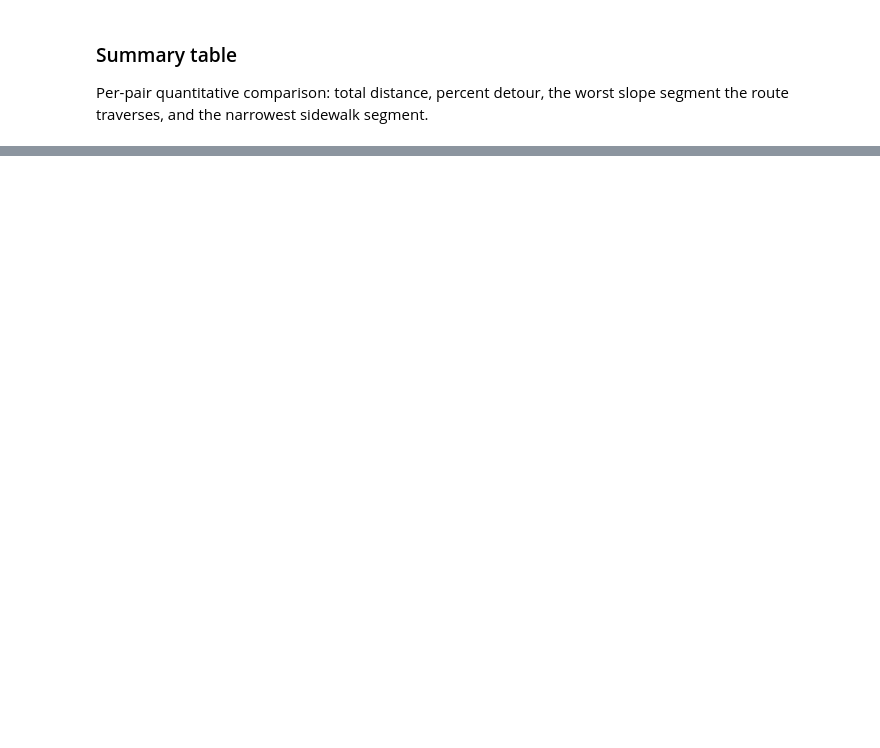
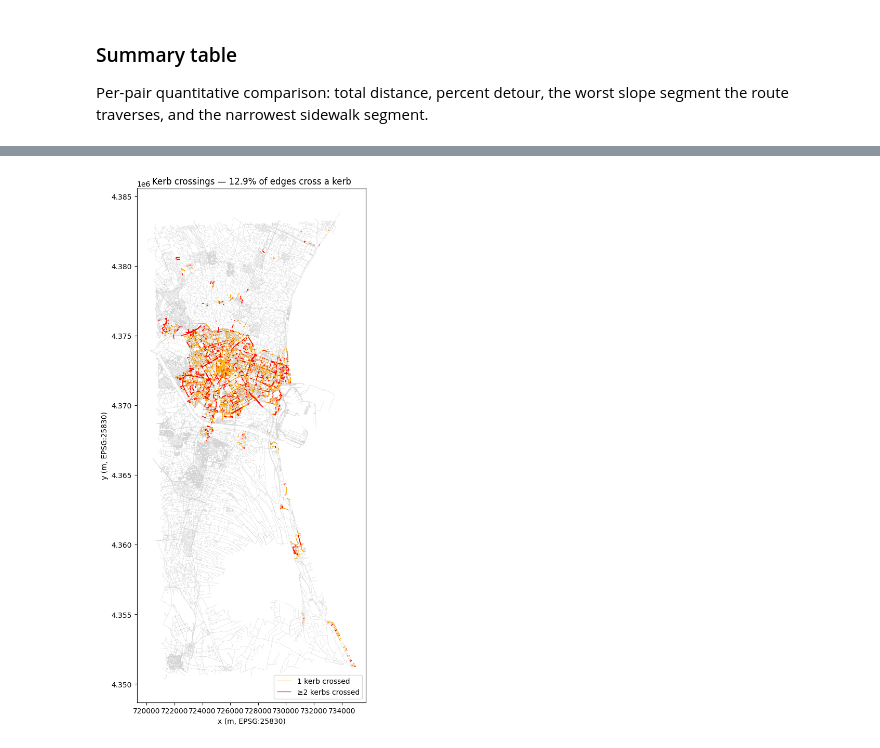
Before and after one commit to mehrrero/rampa, a Jupyter notebook: example.ipynb, the cells around one changed output, grey strips where cells are left out. Drawn from its saved outputs; the diff is of its cells as text; code cells hidden in the pictures; blank space fills up the shorter version.

```diff
--- a/example.ipynb
+++ b/example.ipynb
@@ -255,0 +393,27 @@ pd.DataFrame(summary).round(2)
+# %%
+HAS_KERB_CROSS = "kerb_cross" in edges_gdf.columns
+if not HAS_KERB_CROSS:
+    print("`kerb_cross` not present — re-run `python -m scripts.initialize` "
+          "with the `valencia:` block, then reload this notebook.")
+else:
+    K_KERB = np.log(10)   # config default; each crossing → ×10
+    KERB_CROSS_CAP = 2    # config default; must match alt_distance computation
+    edges_gdf["kerb_cross"] = edges_gdf["kerb_cross"].fillna(0).astype(int)
+    # Cap mirrors compute_accesibility_distance: a real crossing traverses ≤2
+    # curbs; higher counts are fragmented-kerb-layer artifacts.
+    edges_gdf["M_kerb"] = np.exp(K_KERB * edges_gdf["kerb_cross"].clip(upper=KERB_CROSS_CAP))
+
+    print("kerb_cross distribution (raw counts):")
+    print(edges_gdf["kerb_cross"].value_counts().sort_index().to_string())
+
+    pen = edges_gdf["kerb_cross"] > 0
+    n = len(edges_gdf)
+    print(f"\n{pen.sum():,} edges cross ≥1 kerb ({pen.mean()*100:.1f}% of {n:,}); "
+          f"penalty capped at ×{np.exp(K_KERB*KERB_CROSS_CAP):.0f} (kerb_cross_cap={KERB_CROSS_CAP})")
+    print(f"M_kerb among penalised: median ×{edges_gdf.loc[pen,'M_kerb'].median():.0f}, "
+          f"max ×{edges_gdf['M_kerb'].max():.0f}")
+
+    # Share of total alt_distance mass contributed by the (capped) kerb factor.
+    pre = (edges_gdf["alt_distance"] / edges_gdf["M_kerb"]).sum()
+    share = 1 - pre / edges_gdf["alt_distance"].sum()
+    print(f"Kerb factor accounts for {share*100:.1f}% of summed alt_distance")
@@ -255,0 +444,17 @@ pd.DataFrame(summary).round(2)
+# %%
+if HAS_KERB_CROSS:
+    fig, ax = plt.subplots(figsize=(11, 11))
+    edges_gdf[edges_gdf["kerb_cross"] == 0].plot(ax=ax, color="lightgrey", linewidth=0.2)
+    edges_gdf[edges_gdf["kerb_cross"] == 1].plot(
+        ax=ax, color="orange", linewidth=0.7, label="1 kerb crossed")
+    edges_gdf[edges_gdf["kerb_cross"] >= 2].plot(
+        ax=ax, color="red", linewidth=0.9, label="≥2 kerbs crossed")
+    ax.set_aspect("equal")
+    ax.set_title(f"Kerb crossings — {(edges_gdf['kerb_cross']>0).mean()*100:.1f}% of edges cross a kerb")
+    ax.set_xlabel("x (m, EPSG:25830)"); ax.set_ylabel("y (m, EPSG:25830)")
+    ax.legend(loc="lower right")
+    plt.tight_layout()
+else:
+    print("Skipped — kerb_cross not present.")
+# %% [output]
+[figure, added]
```
Also changed, not shown: parts of 24 cells of this notebook, 10 other files.
